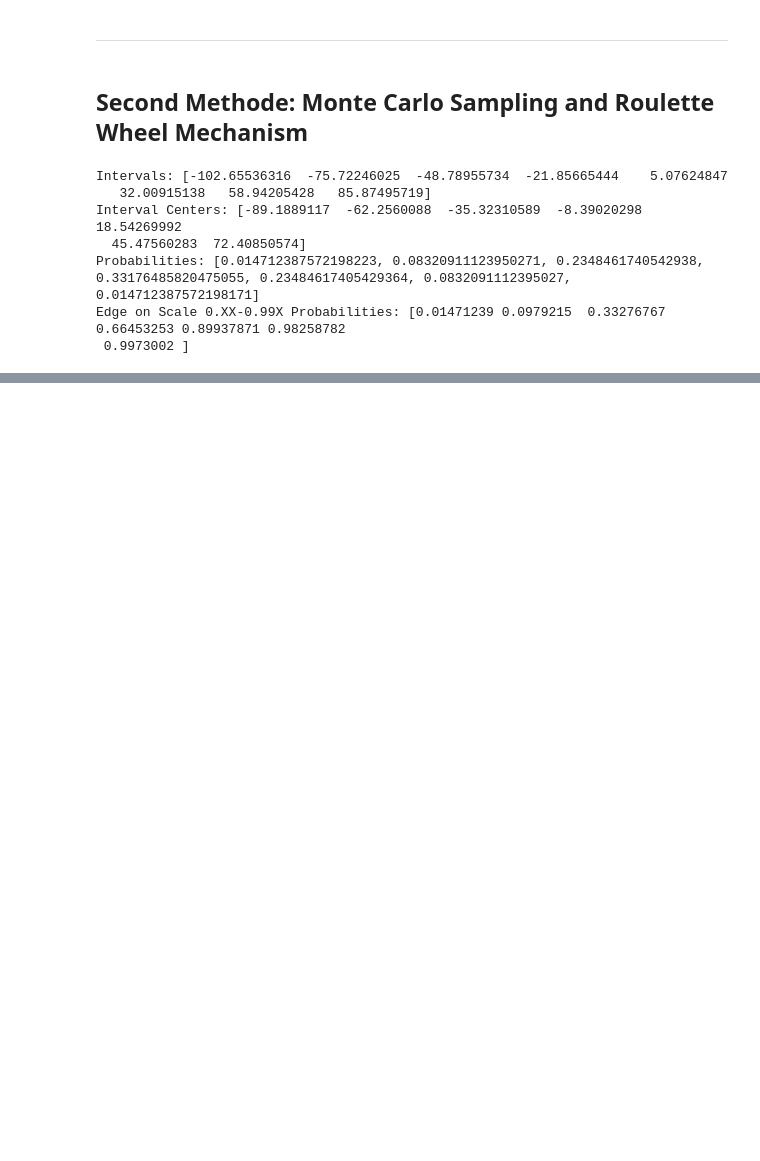
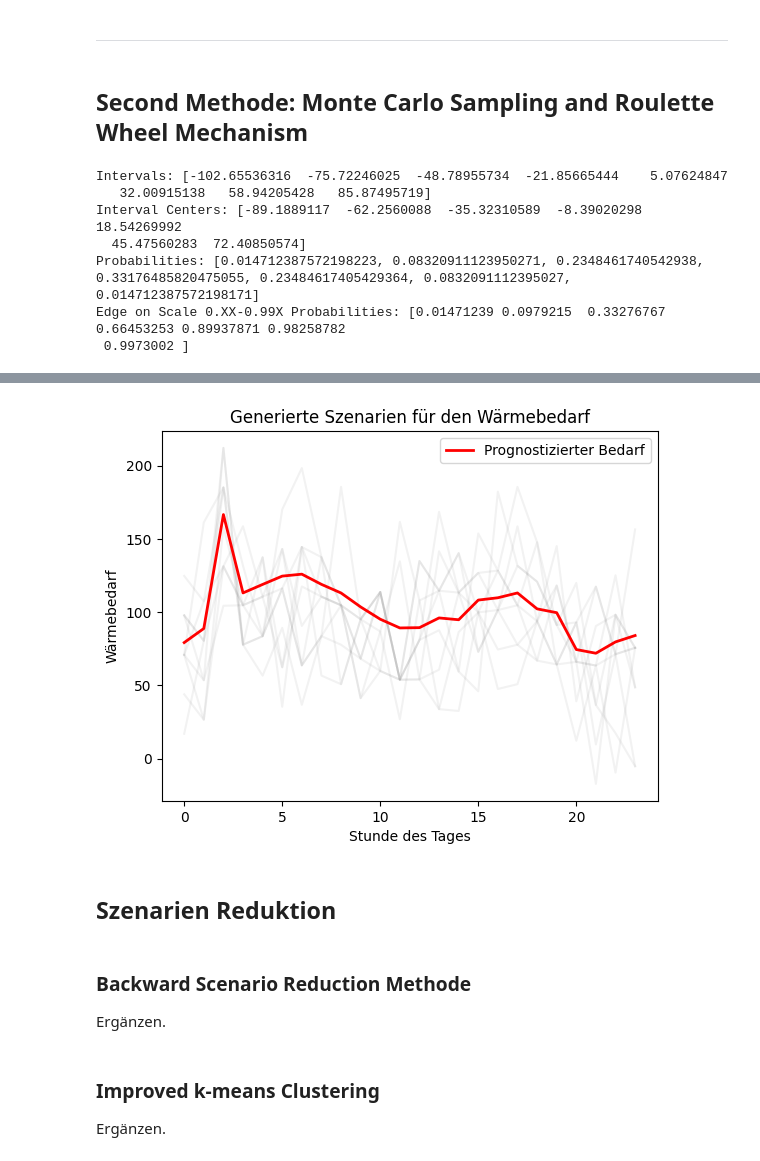
Before and after one commit to 0815Paul/SPMA, a Jupyter notebook: scenario_generation.ipynb, the cells around one changed output, grey strips where cells are left out. Drawn from its saved outputs; the diff is of its cells as text; code cells hidden in the pictures; blank space fills up the shorter version.

```diff
--- a/scenario_generation.ipynb
+++ b/scenario_generation.ipynb
@@ -188,0 +191,12 @@ scenarios_df
+# %%
+plt.plot(scenarios_df.T, color='grey', alpha=0.1)  # alle Szenarien plotten
+plt.plot(daily_date['forecast_demand'], color='red', linewidth=2, label='Prognostizierter Bedarf')
+plt.xlabel('Stunde des Tages')
+plt.ylabel('Wärmebedarf')
+plt.title('Generierte Szenarien für den Wärmebedarf')
+plt.legend()
+plt.show()
+# %% [output]
+[figure, added]
+# %% [markdown]
+## Szenarien Reduktion
@@ -188,0 +208,7 @@ scenarios_df
+# %% [markdown]
+### Backward Scenario Reduction Methode
+Ergänzen.
+# %% [markdown]
+### Improved k-means Clustering
+
+Ergänzen.
```
Also changed, not shown: parts of 7 cells of this notebook, 11 other files.
